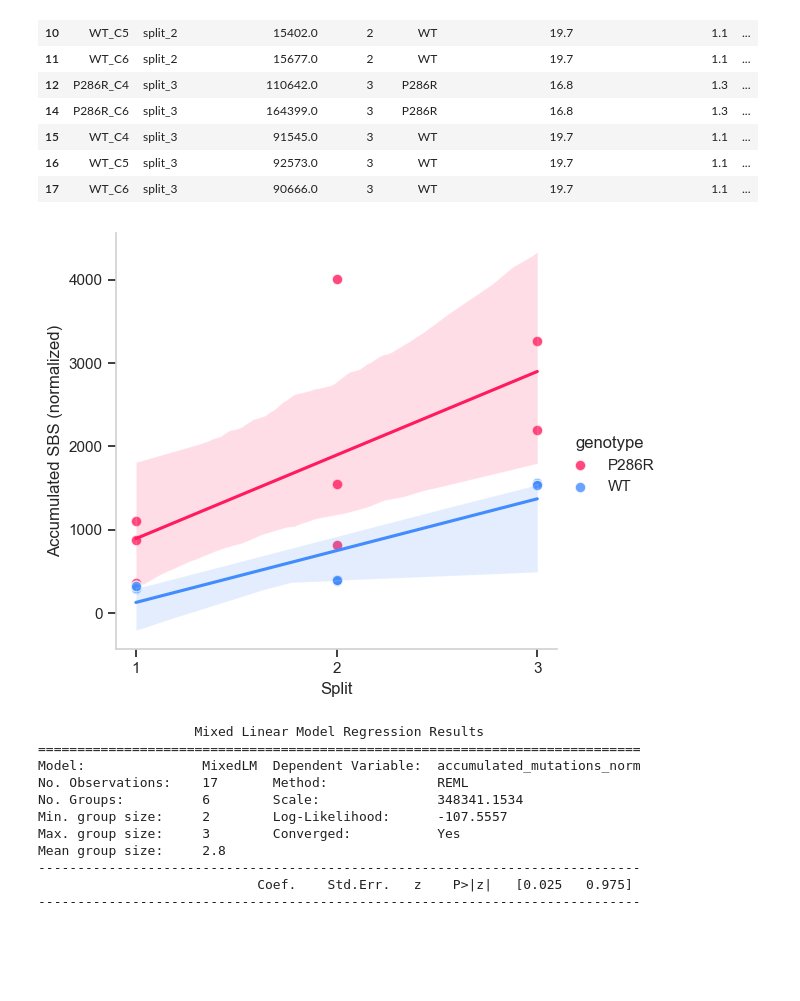
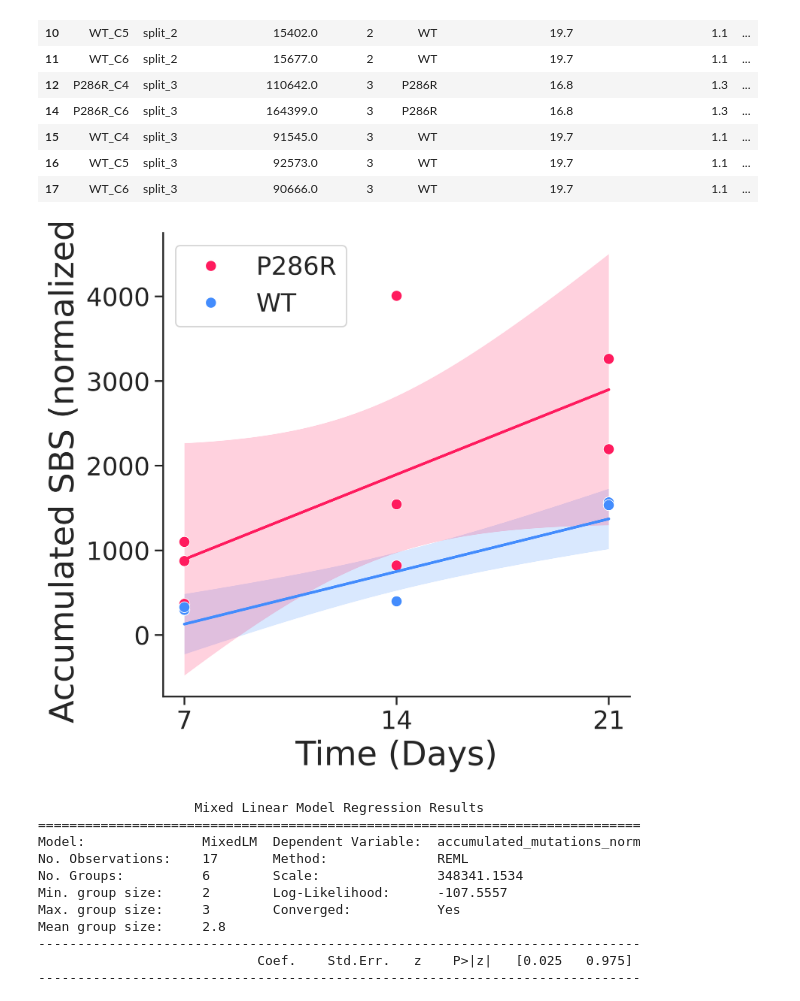
Before and after one commit to SrivatsanLab/SPC_genome, a Jupyter notebook: notebooks/K562_mut_accumulation.ipynb, the cells around one changed output. Saved outputs shown, nothing was run; the diff lists cells and outputs as text; code cells hidden in the pictures; blank space fills up the shorter version.

```diff
--- a/notebooks/K562_mut_accumulation.ipynb
+++ b/notebooks/K562_mut_accumulation.ipynb
@@ -384,5 +438,5 @@ spc.tl.compute_bulk_vaf(adata,
 # %%
-sns.set_theme(style="ticks")
+
 f, ax = plt.subplots(figsize=(7, 5))
 sns.despine(f)
 sns.histplot(adata.var, x='bulk_vaf',
@@ -423,7 +477,7 @@ for sample in adata.obs.index:
 
     sub.var['vaf'] = vaf
 
-    sns.set_theme(style="ticks")
+
     f, ax = plt.subplots(figsize=(7, 5))
     sns.despine(f)
     sns.histplot(sub.var, x='vaf',
@@ -546,3 +600,5 @@ time_series
+# %%
+time_series = pd.read_csv('../results/K562_mut_accumulation/mutation_accumulation.csv', index_col=0)
 # %%
 %matplotlib inline
 # %%
@@ -560,6 +616,7 @@ new_ticks = [1,2,3]
 new_labels = ['1','2','3']
 g.set(xticks=new_ticks, xticklabels=new_labels)
 # plt.ylim(-19000,100000)
-plt.xlabel("Split", fontsize=12)
-plt.ylabel("Accumulated SBS", fontsize=12)
+plt.xlabel("Split", fontsize=18)
+plt.ylabel("Accumulated SBS", fontsize=18)
+g.figure.set_size_inches(8, 6)
 # %% [output]
@@ -595,26 +651,66 @@ time_series
 | 17 | WT_C6 | split_3 | 90666.0 | 3 | WT | 19.7 | 1.1 | ... |
 # %%
 ## Plot
-g = sns.lmplot(time_series, x='passage',y='accumulated_mutations_norm',
-               palette={'WT':'#438CFD','P286R':'#FF1B5E'},
-               hue='genotype',
-               scatter_kws={'s': 60,'edgecolor': 'white'},
-               height=5,
-               aspect=1.1,
-               ci=95,
-        )
+palette = {'WT': '#438CFD', 'P286R': '#FF1B5E'}
+fig, ax = plt.subplots(1, 1, figsize=(6, 6), dpi=600)
 
-new_ticks = [1,2,3]
-new_labels = ['1','2','3']
-g.set(xticks=new_ticks, xticklabels=new_labels)
-# plt.ylim(-19000,100000)
-plt.xlabel("Split", fontsize=12)
-plt.ylabel("Accumulated SBS (normalized)", fontsize=12)
+# Manual regression line + 95% CI band per genotype
+x_grid = np.linspace(time_series['passage'].min(),
+                     time_series['passage'].max(), 100)
+
+for genotype, color in palette.items():
+    sub = time_series[time_series['genotype'] == genotype]
+    x = sub['passage'].values
+    y = sub['accumulated_mutations_norm'].values
+
+    # OLS fit
+    slope, intercept, *_ = stats.linregress(x, y)
+    y_pred = slope * x_grid + intercept
+
+    # 95% CI band
+    n = len(x)
+    y_fit = slope * x + intercept
+    resid = y - y_fit
+    dof = n - 2
+    s_err = np.sqrt(np.sum(resid**2) / dof)
+    x_mean = x.mean()
+    se = s_err * np.sqrt(1/n + (x_grid - x_mean)**2 / np.sum((x - x_mean)**2))
+    t_val = stats.t.ppf(0.975, dof)
+    ci = t_val * se
+
+    ax.plot(x_grid, y_pred, color=color, lw=2)
+    ax.fill_between(x_grid, y_pred - ci, y_pred + ci,
+                    color=color, alpha=0.2, linewidth=0)
+
+# Scatter
+sns.scatterplot(
+    data=time_series,
+    x='passage',
+    y='accumulated_mutations_norm',
+    hue='genotype',
+    palette=palette,
+    s=60,
+    edgecolor='white',
+    linewidth=0.5,
+    legend=True,
+    ax=ax,
+)
+
+ax.legend(fontsize=18).set_title(None)
+# Ticks
+ax.set_xticks([1, 2, 3])
+ax.set_xticklabels(['7', '14', '21'])
+
+# Labels & style
+ax.set_xlabel("Time (Days)", fontsize=24)
+ax.set_ylabel("Accumulated SBS (normalized)", fontsize=24)
+ax.tick_params(labelsize=18)
+sns.despine()
 
 g.savefig('../results/K562_mut_accumulation/accumulated_mutations.png')
 plt.show()
 # %% [output]
-[figure, old version]
+[figure, new version]
 # %%
 time_series['genotype'] = pd.Categorical(
     time_series['genotype'],
```
Also changed, not shown: parts of 40 cells of this notebook, 3 other files.
